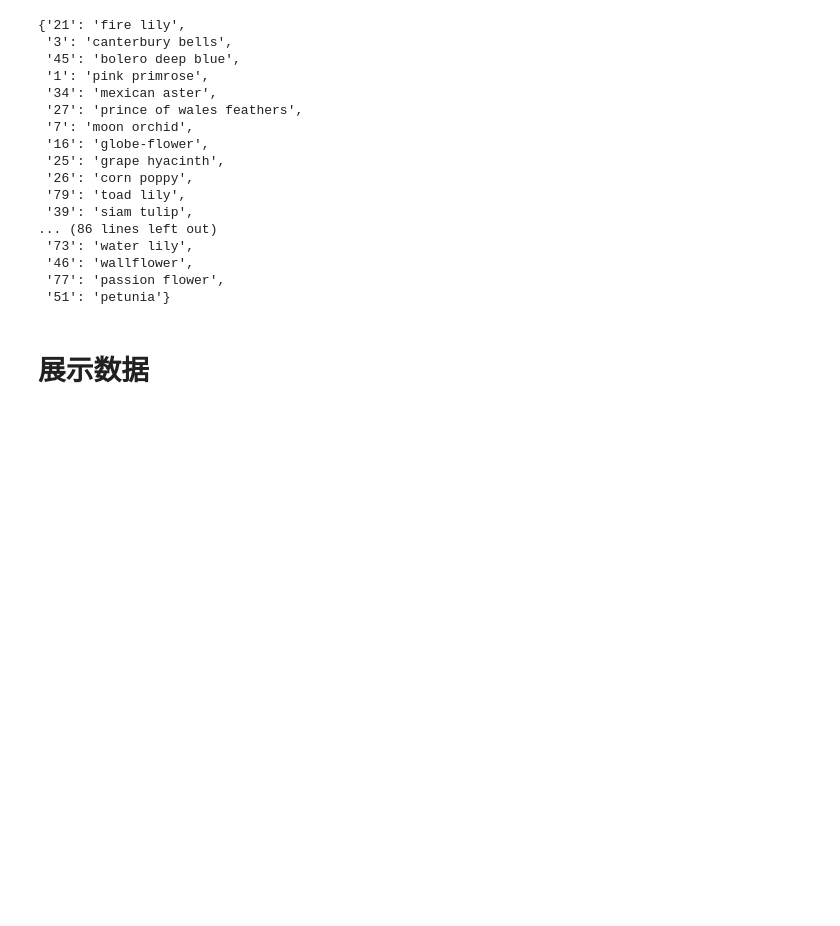
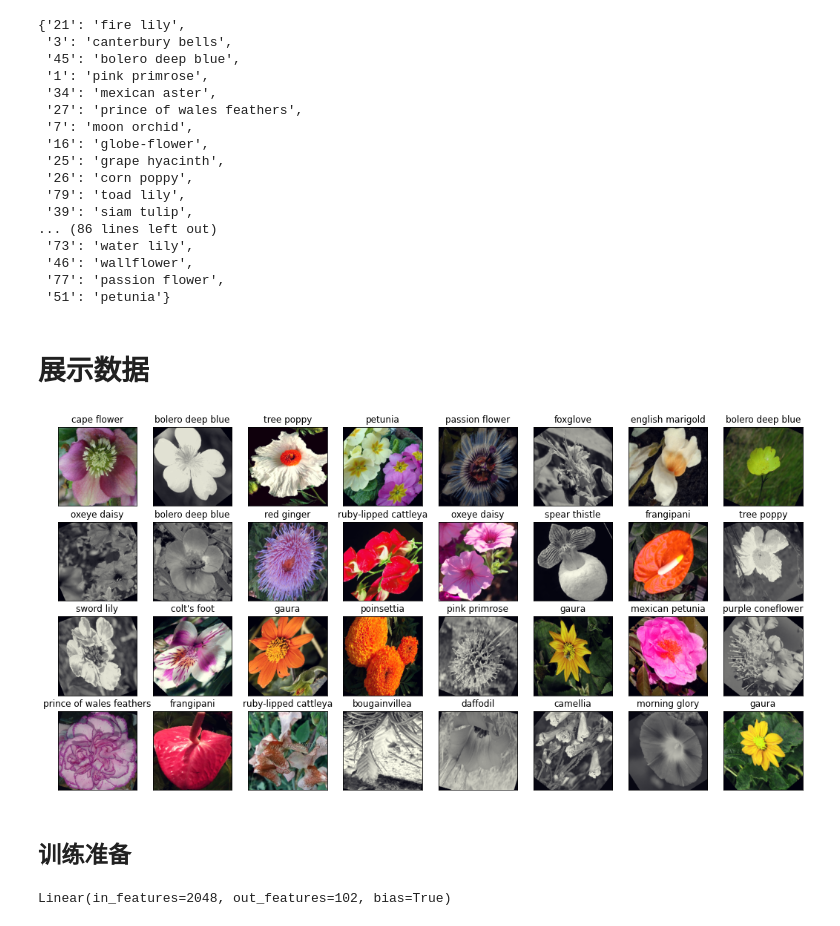
Before and after one commit to gchenustc/torch, a Jupyter notebook: 5_实例_卷积综合.ipynb, the cells around one changed output. Saved outputs shown, nothing was run; the diff lists cells and outputs as text; code cells hidden in the pictures; blank space fills up the shorter version.

```diff
--- a/5_实例_卷积综合.ipynb
+++ b/5_实例_卷积综合.ipynb
@@ -98,8 +98,57 @@ classes_name
 # %%
 def im_convert(tensor_img):
     img = tensor_img.clone().detach().numpy() # clone()：拷贝为新的地址，但是梯度和原有的关联，detach()和clone()相反
-    img = img.numpy().squeeze() # squeeze 将多余的维度去掉，比如(1,3,2,1) -> (3,2)
+    img = img.squeeze() # squeeze 将多余的维度去掉，比如(1,3,2,1) -> (3,2)
     img = img.transpose(1,2,0) # tensor格式的图片(3,h,w) -> (h,w,3)
     img = img * np.array((0.229, 0.224, 0.225)) + np.array((0.485, 0.456, 0.406)) # 将normalize的图片还原
     img = img.clip(0, 1)
     return img
+# %%
+fig = plt.figure(figsize=(18,9))
+c,r= 8,4
+
+dataiter = iter(dataloader["train"])
+inputs,classes_ = next(dataiter)
+for index,img_tensor in enumerate(inputs):
+    plt.subplot(r,c, index+1)
+    plt.xticks([])
+    plt.yticks([])
+    plt.imshow(im_convert(img_tensor))
+    plt.title(classes_name[str(classes_[index].item())])
+# %% [output]
+[figure, added]
+# %% [markdown]
+## 训练准备
+# %%
+def setParamRequiresGrad(model, isextract):
+    if isextract:
+        for param in model.parameters():
+            param.requires_grad = False
+
+
+def initialize_model(model_name, n_classes, feature_extract=True, use_pretrained=True):
+    """
+    model_name: 根据模型名选择下载的模型
+    use_pretrained: 是否是预训练的模型
+    n_classes: 任务所需分类的个数，用于调整下载模型全连接层
+    feature_extract: 是否冻结全连接之前的层，如果为true表示除了全连接层，其他用别人训练好的参数
+    """
+    # 选择模型
+    if model_name == 'resnet':
+        model=models.resnet152(pretrained=use_pretrained)
+
+    # 改变模型fc
+        model.fc = nn.Linear(model.fc.in_features, n_classes)
+
+    # feature_extract
+    setParamRequiresGrad(model, feature_extract)
+
+    # input_size
+    input_size = 224
+    return model, input_size
+
+
+model,_ = initialize_model(model_name="resnet", n_classes=len(classes), feature_extract=True, use_pretrained=True)
+model.fc
+# %% [output]
+Linear(in_features=2048, out_features=102, bias=True)
```
Also changed, not shown: parts of 1 cell of this notebook.
